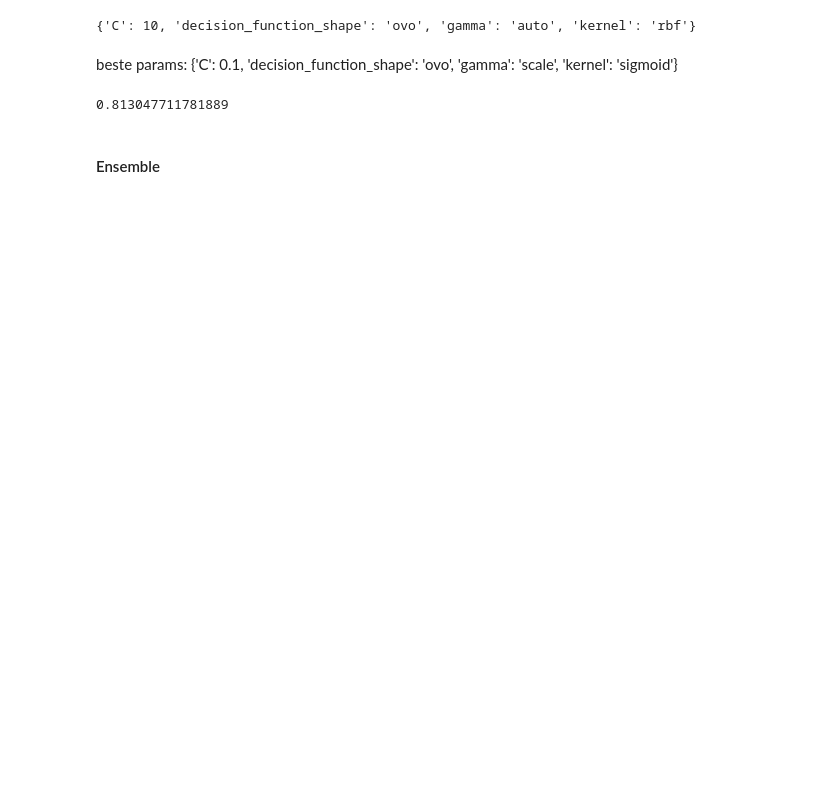
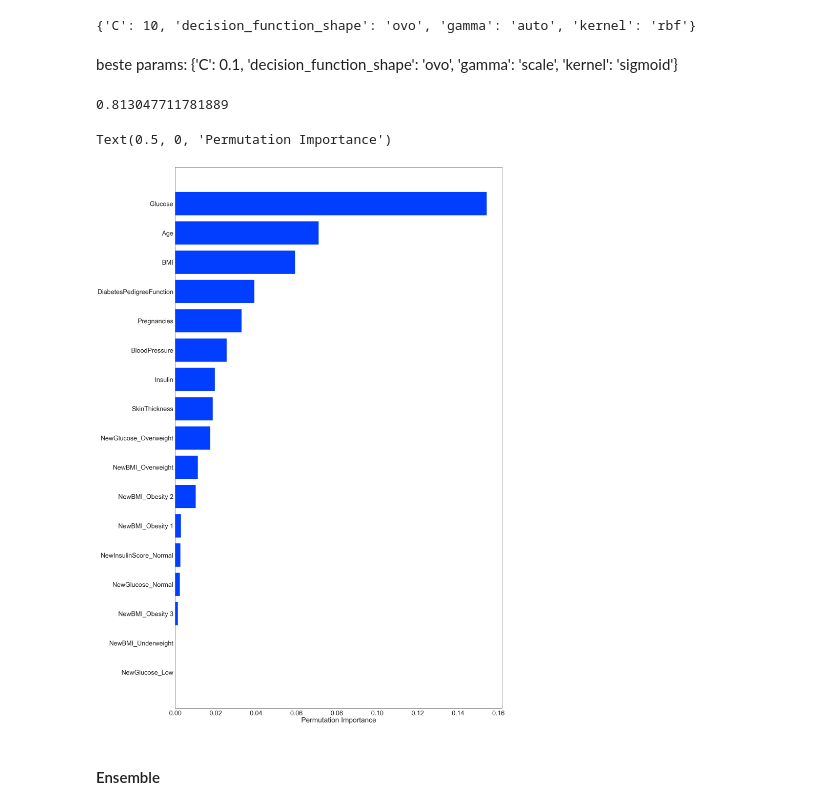
Before and after one commit to JortAkershoek/Machine_Learning, a Jupyter notebook: ml_opdr_af.ipynb, the cells around one changed output. Saved outputs shown, nothing was run; the diff lists cells and outputs as text; code cells hidden in the pictures; blank space fills up the shorter version.

```diff
--- a/ml_opdr_inl_02-jort.ipynb
+++ b/ml_opdr_af.ipynb
@@ -763,5 +809,20 @@ SVM_tuned = SVC(**grid_result.best_params_, random_state=SEED, probability=True)
 cross_val_score(SVM_tuned, X, y, cv=10).mean()
 # %% [output]
 0.813047711781889
+# %%
+%matplotlib inline
+SVM_tuned.fit(X, y)
+
+perm_importance = permutation_importance(SVM_tuned, X, y)
+
+feature_names = X.columns
+features = np.array(feature_names)
+
+sorted_idx = perm_importance.importances_mean.argsort()
+plt.barh(features[sorted_idx], perm_importance.importances_mean[sorted_idx])
+plt.xlabel("Permutation Importance")
+# %% [output]
+Text(0.5, 0, 'Permutation Importance')
+[figure, added]
 # %% [markdown]
 #### Ensemble
```
Also changed, not shown: parts of 33 cells of this notebook.
